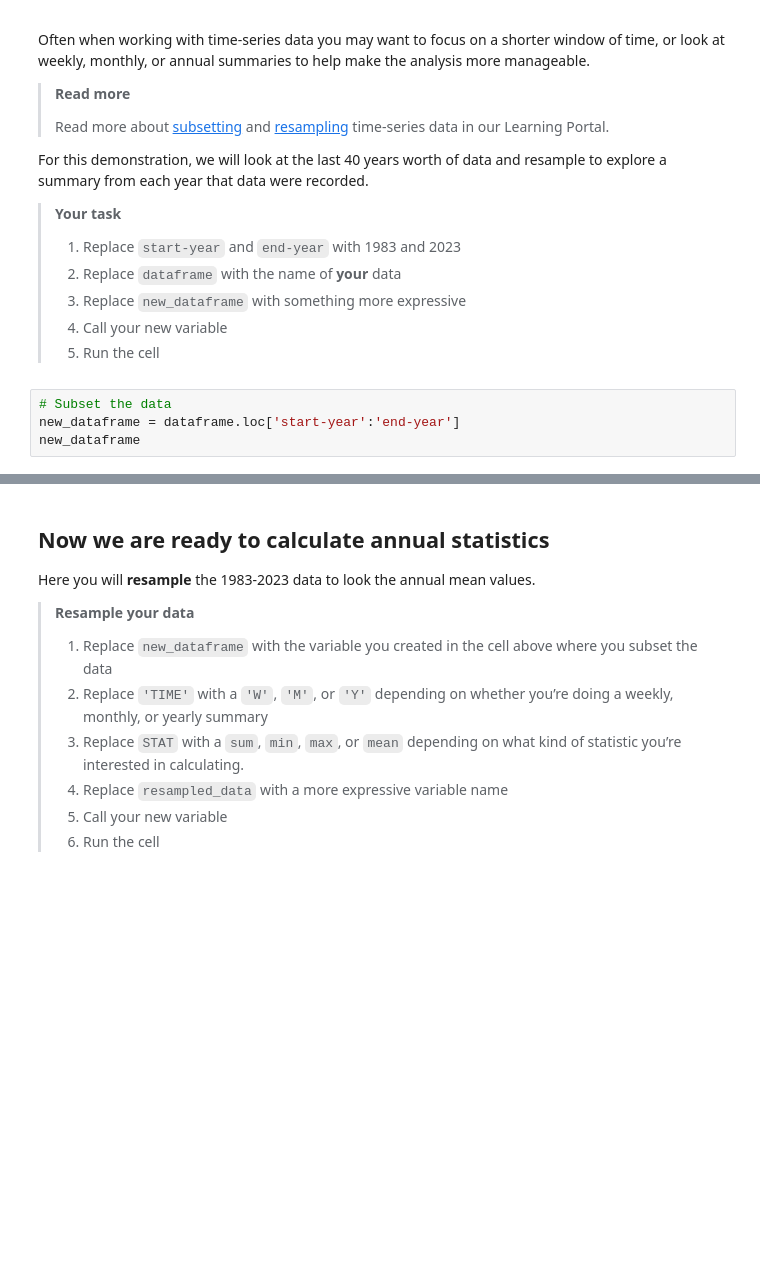
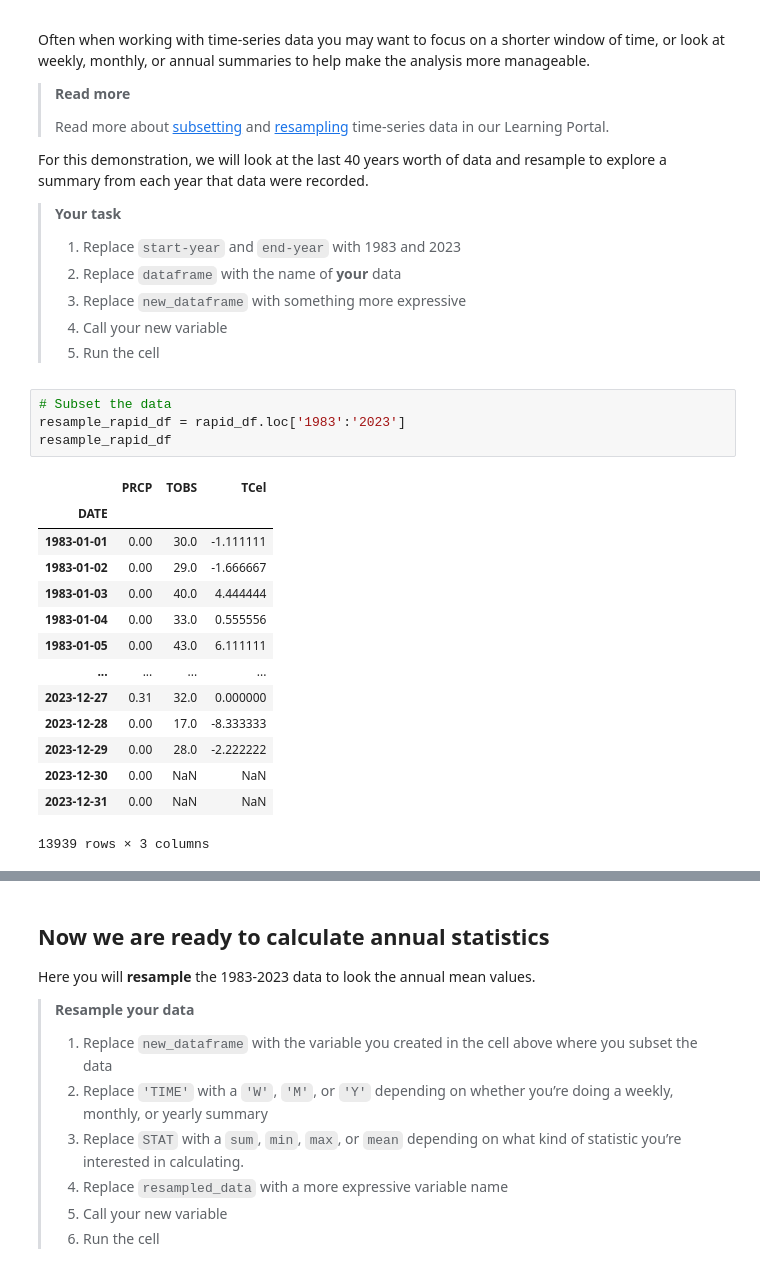
Before and after one commit to cu-esiil-edu/stars-01-get-started-tes-ani, a Jupyter notebook: getstarted_openscience.ipynb, the cells around one changed output, grey strips where cells are left out. Drawn from its saved outputs; the diff is of its cells as text; blank space fills up the shorter version.

```diff
--- a/getstarted_openscience.ipynb
+++ b/getstarted_openscience.ipynb
@@ -596,8 +601,23 @@ recorded.
 > 5.  Run the cell
 # %%
 # Subset the data
-new_dataframe = dataframe.loc['start-year':'end-year']
-new_dataframe
+resample_rapid_df = rapid_df.loc['1983':'2023']
+resample_rapid_df
+# %% [output]
+|  | PRCP | TOBS | TCel |
+| DATE |  |  |  |
+| 1983-01-01 | 0.00 | 30.0 | -1.111111 |
+| 1983-01-02 | 0.00 | 29.0 | -1.666667 |
+| 1983-01-03 | 0.00 | 40.0 | 4.444444 |
+| 1983-01-04 | 0.00 | 33.0 | 0.555556 |
+| 1983-01-05 | 0.00 | 43.0 | 6.111111 |
+| ... | ... | ... | ... |
+| 2023-12-27 | 0.31 | 32.0 | 0.000000 |
+| 2023-12-28 | 0.00 | 17.0 | -8.333333 |
+| 2023-12-29 | 0.00 | 28.0 | -2.222222 |
+| 2023-12-30 | 0.00 | NaN | NaN |
+| 2023-12-31 | 0.00 | NaN | NaN |
+13939 rows × 3 columns
 # %%
 # DO NOT MODIFY THIS TEST CELL
 df_resp = _
```
Also changed, not shown: parts of 9 cells of this notebook.
